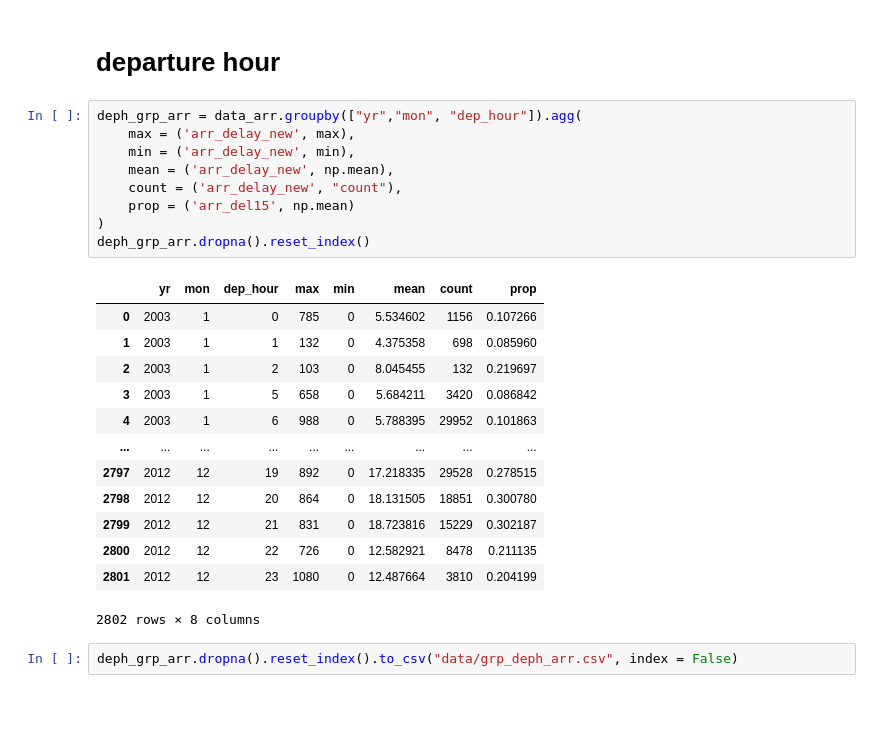
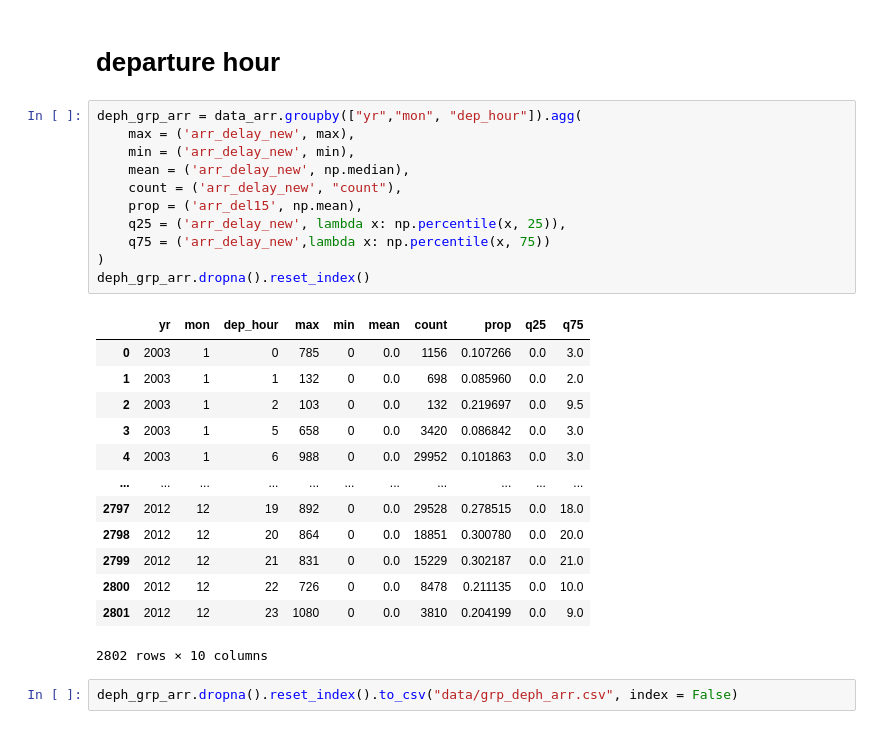
Before and after one commit to jiatongyip/delayover, a Jupyter notebook: frontend/data_prep.ipynb, the cells around one changed output. Drawn from its saved outputs; the diff is of its cells as text.

```diff
--- a/frontend/data_prep.ipynb
+++ b/frontend/data_prep.ipynb
@@ -498,26 +506,28 @@ carrier_grp_dep.dropna().reset_index().to_csv("data/grp_carrier_dep.csv", index
 # %%
 deph_grp_arr = data_arr.groupby(["yr","mon", "dep_hour"]).agg(
     max = ('arr_delay_new', max),
     min = ('arr_delay_new', min),
-    mean = ('arr_delay_new', np.mean),
+    mean = ('arr_delay_new', np.median),
     count = ('arr_delay_new', "count"),
-    prop = ('arr_del15', np.mean)
+    prop = ('arr_del15', np.mean),
+    q25 = ('arr_delay_new', lambda x: np.percentile(x, 25)),
+    q75 = ('arr_delay_new',lambda x: np.percentile(x, 75))
 )
 deph_grp_arr.dropna().reset_index()
 # %% [output]
-|  | yr | mon | dep_hour | max | min | mean | count | prop |
-| 0 | 2003 | 1 | 0 | 785 | 0 | 5.534602 | 1156 | 0.107266 |
-| 1 | 2003 | 1 | 1 | 132 | 0 | 4.375358 | 698 | 0.085960 |
-| 2 | 2003 | 1 | 2 | 103 | 0 | 8.045455 | 132 | 0.219697 |
-| 3 | 2003 | 1 | 5 | 658 | 0 | 5.684211 | 3420 | 0.086842 |
-| 4 | 2003 | 1 | 6 | 988 | 0 | 5.788395 | 29952 | 0.101863 |
-| ... | ... | ... | ... | ... | ... | ... | ... | ... |
-| 2797 | 2012 | 12 | 19 | 892 | 0 | 17.218335 | 29528 | 0.278515 |
-| 2798 | 2012 | 12 | 20 | 864 | 0 | 18.131505 | 18851 | 0.300780 |
-| 2799 | 2012 | 12 | 21 | 831 | 0 | 18.723816 | 15229 | 0.302187 |
-| 2800 | 2012 | 12 | 22 | 726 | 0 | 12.582921 | 8478 | 0.211135 |
-| 2801 | 2012 | 12 | 23 | 1080 | 0 | 12.487664 | 3810 | 0.204199 |
+|  | yr | mon | dep_hour | max | min | mean | count | prop | q25 | q75 |
+| 0 | 2003 | 1 | 0 | 785 | 0 | 0.0 | 1156 | 0.107266 | 0.0 | 3.0 |
+| 1 | 2003 | 1 | 1 | 132 | 0 | 0.0 | 698 | 0.085960 | 0.0 | 2.0 |
+| 2 | 2003 | 1 | 2 | 103 | 0 | 0.0 | 132 | 0.219697 | 0.0 | 9.5 |
+| 3 | 2003 | 1 | 5 | 658 | 0 | 0.0 | 3420 | 0.086842 | 0.0 | 3.0 |
+| 4 | 2003 | 1 | 6 | 988 | 0 | 0.0 | 29952 | 0.101863 | 0.0 | 3.0 |
+| ... | ... | ... | ... | ... | ... | ... | ... | ... | ... | ... |
+| 2797 | 2012 | 12 | 19 | 892 | 0 | 0.0 | 29528 | 0.278515 | 0.0 | 18.0 |
+| 2798 | 2012 | 12 | 20 | 864 | 0 | 0.0 | 18851 | 0.300780 | 0.0 | 20.0 |
+| 2799 | 2012 | 12 | 21 | 831 | 0 | 0.0 | 15229 | 0.302187 | 0.0 | 21.0 |
+| 2800 | 2012 | 12 | 22 | 726 | 0 | 0.0 | 8478 | 0.211135 | 0.0 | 10.0 |
+| 2801 | 2012 | 12 | 23 | 1080 | 0 | 0.0 | 3810 | 0.204199 | 0.0 | 9.0 |
-2802 rows × 8 columns
+2802 rows × 10 columns
 # %%
 deph_grp_arr.dropna().reset_index().to_csv("data/grp_deph_arr.csv", index = False)
 # %%
```
Also changed, not shown: parts of 7 cells of this notebook, 10 other files.
